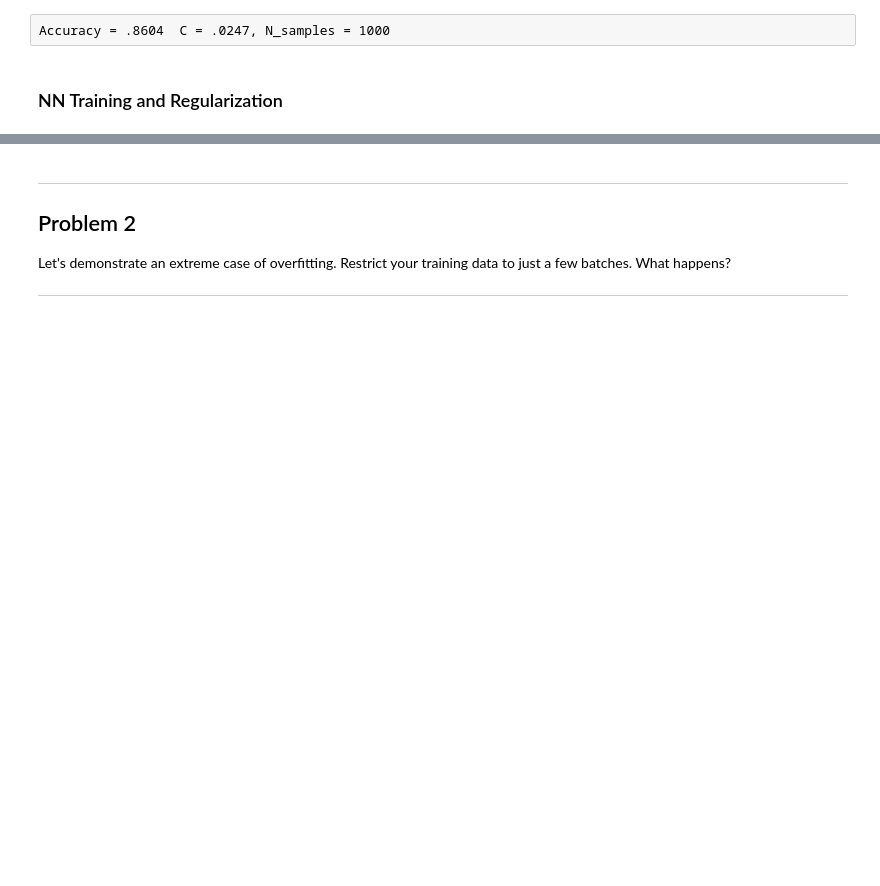
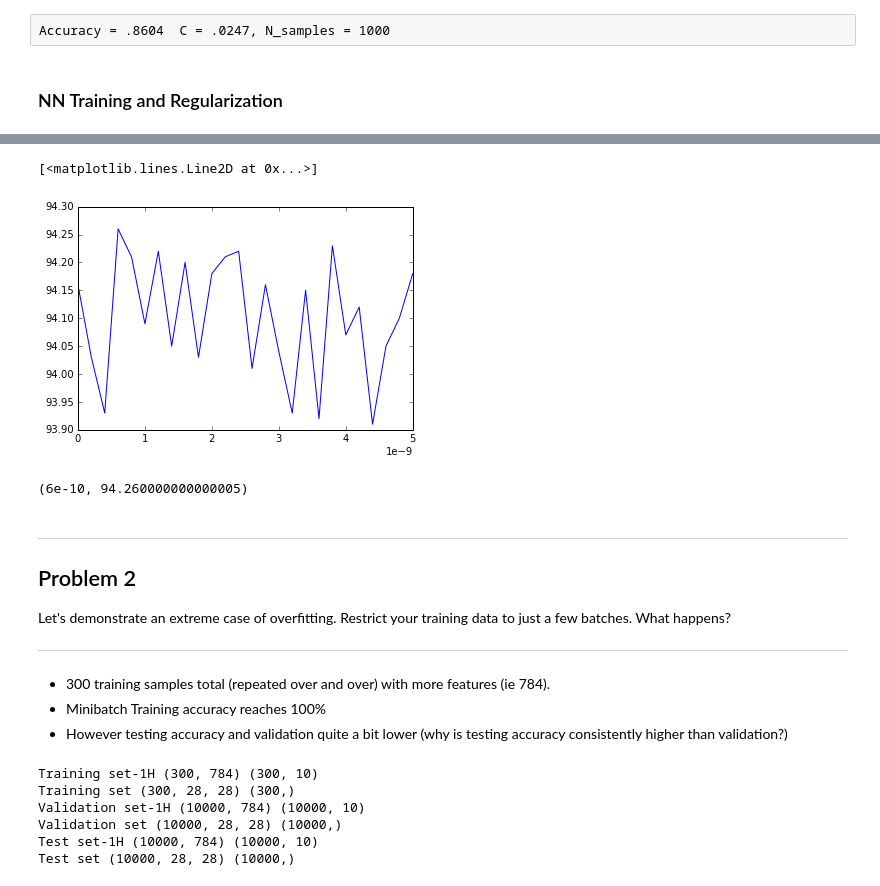
Before and after one commit to annahm/ga_hw, a Jupyter notebook: nn/3_annahm_reg.ipynb, the cells around one changed output, grey strips where cells are left out. Cells and saved outputs as stored; diff of their text form; code cells hidden in the pictures; blank space fills up the shorter version.

```diff
--- a/nn/3_annahm_reg.ipynb
+++ b/nn/3_annahm_reg.ipynb
@@ -224,0 +157,9 @@ NameError: name 'IMAGE_PIXELS' is not defined
+# %%
+batch_size=128
+IMAGE_PIXELS=28*28
+hidden1_units=1024
+hidden2_units=1024
+hidden3_units=1024
+NUM_CLASSES=10
+learning_rate = 0.5
+max_steps = 3001
@@ -229 +226,26 @@ def accuracy(predictions, labels):
+# %%
+def evaluation(logits, labels_placeholder, labels_placeholder_int):
+    # Should be (NxNUM_CLASSES)
+
+    # Gets the index of the largest value across the tensor, test_a is prediction, test_b is response
+    pred = tf.argmax(logits,1)
+    resp = tf.argmax(labels_placeholder,1)
+    # Boolean tensor
+    correct_prediction = tf.equal(resp, pred)
+    # Get mean across tensor, ie sum/length
+    eval_acc = tf.reduce_mean(tf.cast(correct_prediction, tf.float32))
+    # in_top_k requires labels_placeholder to be int32 or int64 list
+    correct = tf.nn.in_top_k(logits, labels_placeholder_int, 1)
+    eval_correct = tf.reduce_sum(tf.cast(correct, tf.int32))
+
+    return(eval_acc, eval_correct)
+# %%
+def fill_feed_dict(dataset, labels, labels_int, images_placeholder, labels_placeholder, labels_placeholder_int):
+    feed_dict = {
+        images_placeholder : dataset,
+        labels_placeholder : labels,
+        labels_placeholder_int : labels_int
+    }
+
+    return feed_dict
 # %%
@@ -277 +326,7 @@ def do_eval(valid_dataset, valid_labels, valid_labels_int, batch_size,
     return 100*sum(eval_predictions)/float(num_examples), eval_predictions
+# %%
+predacc_scores = []
+for multiplier in range(0, 26):
+    beta = 1e-10 * (2*multiplier)
+    print('BETA value:', beta)
+    predacc_scores.append((beta, inference(beta)))
@@ -278,3 +351,15 @@ def do_eval(valid_dataset, valid_labels, valid_labels_int, batch_size,
+# %%
+import matplotlib.pyplot as plt
+%matplotlib inline
+plt.plot([beta for beta,_ in predacc_scores], [acc for beta, acc in predacc_scores])
+# %% [output]
+[<matplotlib.lines.Line2D at 0x...>]
+[figure, added]
+# %%
+l = [acc for beta, acc in predacc_scores]
+print(predacc_scores[l.index(max(l))])
+# %% [output]
+(6e-10, 94.260000000000005)
 # %% [markdown]
 ---
 Problem 2
@@ -282,3 +367,21 @@ Problem 2
 Let's demonstrate an extreme case of overfitting. Restrict your training data to just a few batches. What happens?
 
 ---
+* 300 training samples total (repeated over and over) with more features (ie 784).
+* Minibatch Training accuracy reaches 100%
+* However testing accuracy and validation quite a bit lower (why is testing accuracy consistently higher than validation?)
+# %%
+# Current Training set sizes
+print('Training set-1H', train_dataset_1h.shape, train_labels_1h.shape)
+print('Training set', train_dataset.shape, train_labels.shape)
+print('Validation set-1H', valid_dataset_1h.shape, valid_labels_1h.shape)
+print('Validation set', valid_dataset.shape, valid_labels.shape)
+print('Test set-1H', test_dataset_1h.shape, test_labels_1h.shape)
+print('Test set', test_dataset.shape, test_labels.shape)
+# %% [output]
+Training set-1H (300, 784) (300, 10)
+Training set (300, 28, 28) (300,)
+Validation set-1H (10000, 784) (10000, 10)
+Validation set (10000, 28, 28) (10000,)
+Test set-1H (10000, 784) (10000, 10)
+Test set (10000, 28, 28) (10000,)
```
Also changed, not shown: parts of 33 cells of this notebook.
